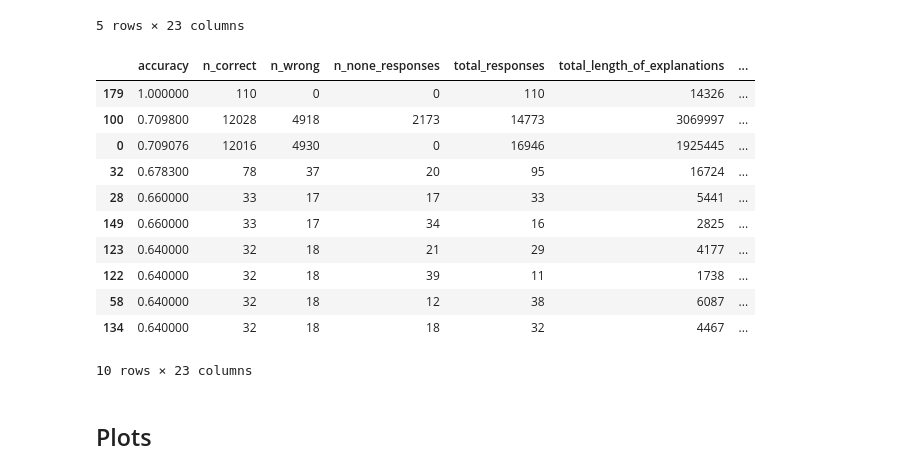
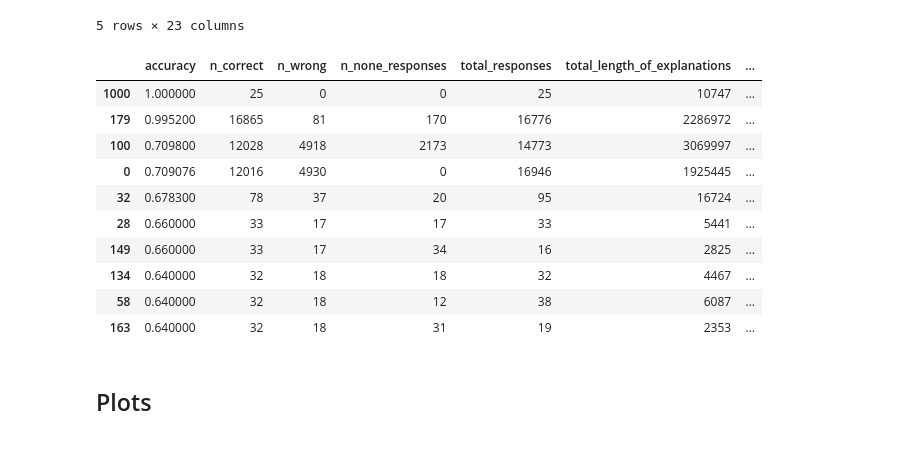
Before and after one commit to lukasvoege/ZeroShot-step-by-step-distillation, a Jupyter notebook: analytics.ipynb, the cells around one changed output. Cells and saved outputs as stored; diff of their text form; code cells hidden in the pictures.

```diff
--- a/analytics.ipynb
+++ b/analytics.ipynb
@@ -73,20 +73,20 @@ meta_df.head()
 5 rows × 23 columns
 # %%
 # sort meta_df by accuracy
-meta_df[meta_df["explanation_rate"] >= 0].sort_values(by=["accuracy"], ascending=False).head(10)
+pd.set_option('display.max_columns', None)
+meta_df.sort_values(by=["accuracy"], ascending=False).head(10)
 # %% [output]
 |  | accuracy | n_correct | n_wrong | n_none_responses | total_responses | total_length_of_explanations | ... |
-| 179 | 1.000000 | 110 | 0 | 0 | 110 | 14326 | ... |
+| 1000 | 1.000000 | 25 | 0 | 0 | 25 | 10747 | ... |
+| 179 | 0.995200 | 16865 | 81 | 170 | 16776 | 2286972 | ... |
 | 100 | 0.709800 | 12028 | 4918 | 2173 | 14773 | 3069997 | ... |
 | 0 | 0.709076 | 12016 | 4930 | 0 | 16946 | 1925445 | ... |
 | 32 | 0.678300 | 78 | 37 | 20 | 95 | 16724 | ... |
 | 28 | 0.660000 | 33 | 17 | 17 | 33 | 5441 | ... |
 | 149 | 0.660000 | 33 | 17 | 34 | 16 | 2825 | ... |
-| 123 | 0.640000 | 32 | 18 | 21 | 29 | 4177 | ... |
-| 122 | 0.640000 | 32 | 18 | 39 | 11 | 1738 | ... |
+| 134 | 0.640000 | 32 | 18 | 18 | 32 | 4467 | ... |
 | 58 | 0.640000 | 32 | 18 | 12 | 38 | 6087 | ... |
-| 134 | 0.640000 | 32 | 18 | 18 | 32 | 4467 | ... |
+| 163 | 0.640000 | 32 | 18 | 31 | 19 | 2353 | ... |
-10 rows × 23 columns
 # %% [markdown]
 ## Plots
 # %%
```
Also changed, not shown: parts of 7 cells of this notebook, 5 other files.
